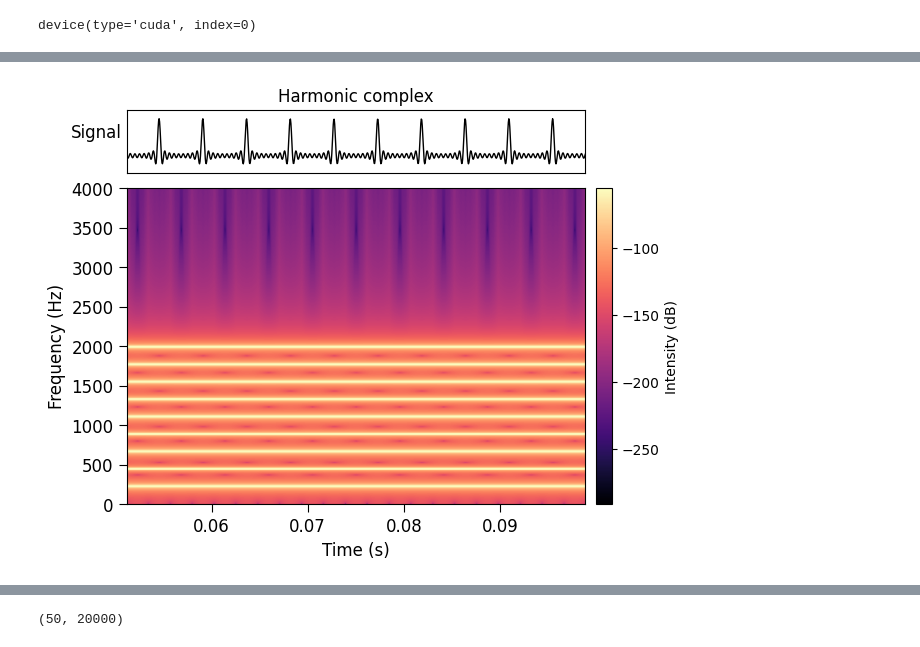
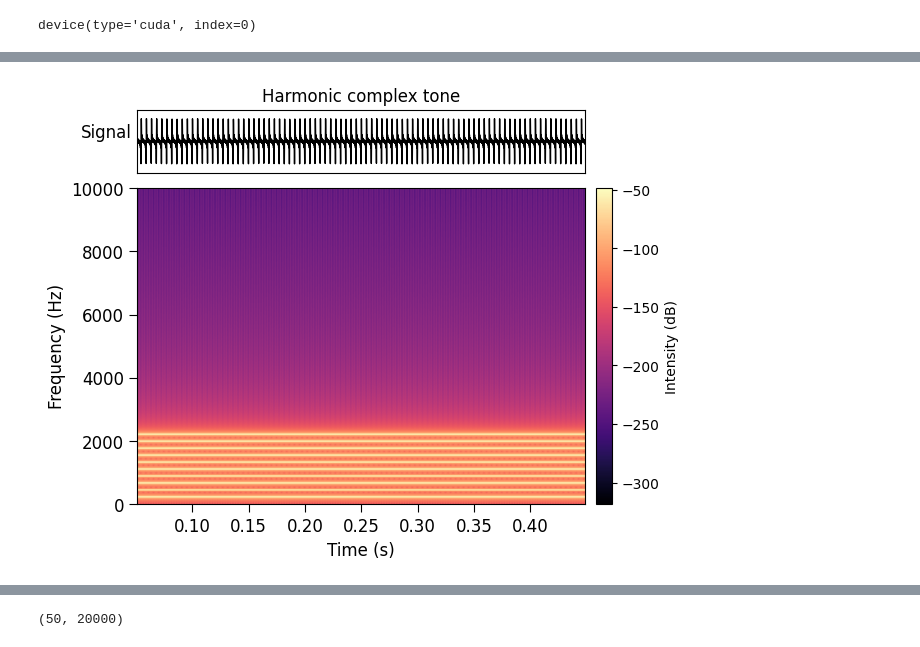
Before and after one commit to msaddler/auditory_model_tutorial, a Jupyter notebook: DEV.ipynb, the cells around one changed output, grey strips where cells are left out. Cells and saved outputs as stored; diff of their text form; code cells hidden in the pictures.

```diff
--- a/DEV.ipynb
+++ b/DEV.ipynb
@@ -56,22 +57,11 @@ ipd.display(ipd.Audio(rate=sr, data=x))
 # %%
-sr = 20e3
-x = utils.harmonic_complex_tone(
-    sr=sr,
-    dur=0.15,
-    f0=220,
-    phase="cosine",
-    harmonics=np.arange(1, 10),
-)
-x = utils.set_dbspl(x, 60)
-# x += utils.set_dbspl(np.random.randn(*x.shape), 45)
-
 utils.make_spectrogram_plot(
     x,
     sr,
     nfft=2048,
-    ylimits=[0, 4e3],
-    str_title="Harmonic complex",
+    # ylimits=[0, 4e3],
+    str_title="Harmonic complex tone",
 )
 plt.show()
 # %% [output]
-[figure, old version]
+[figure, new version]
```
Also changed, not shown: parts of 23 cells of this notebook, 2 other files.
